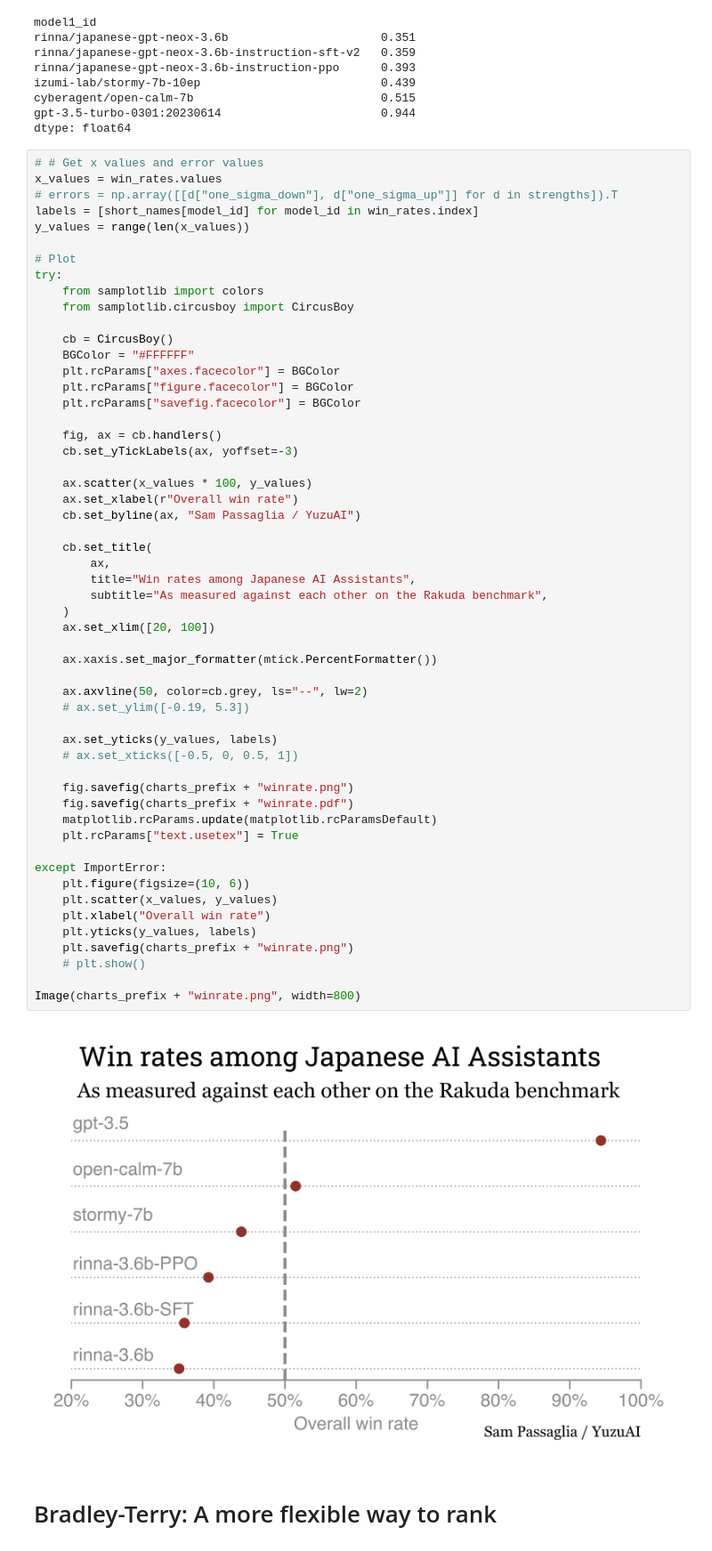
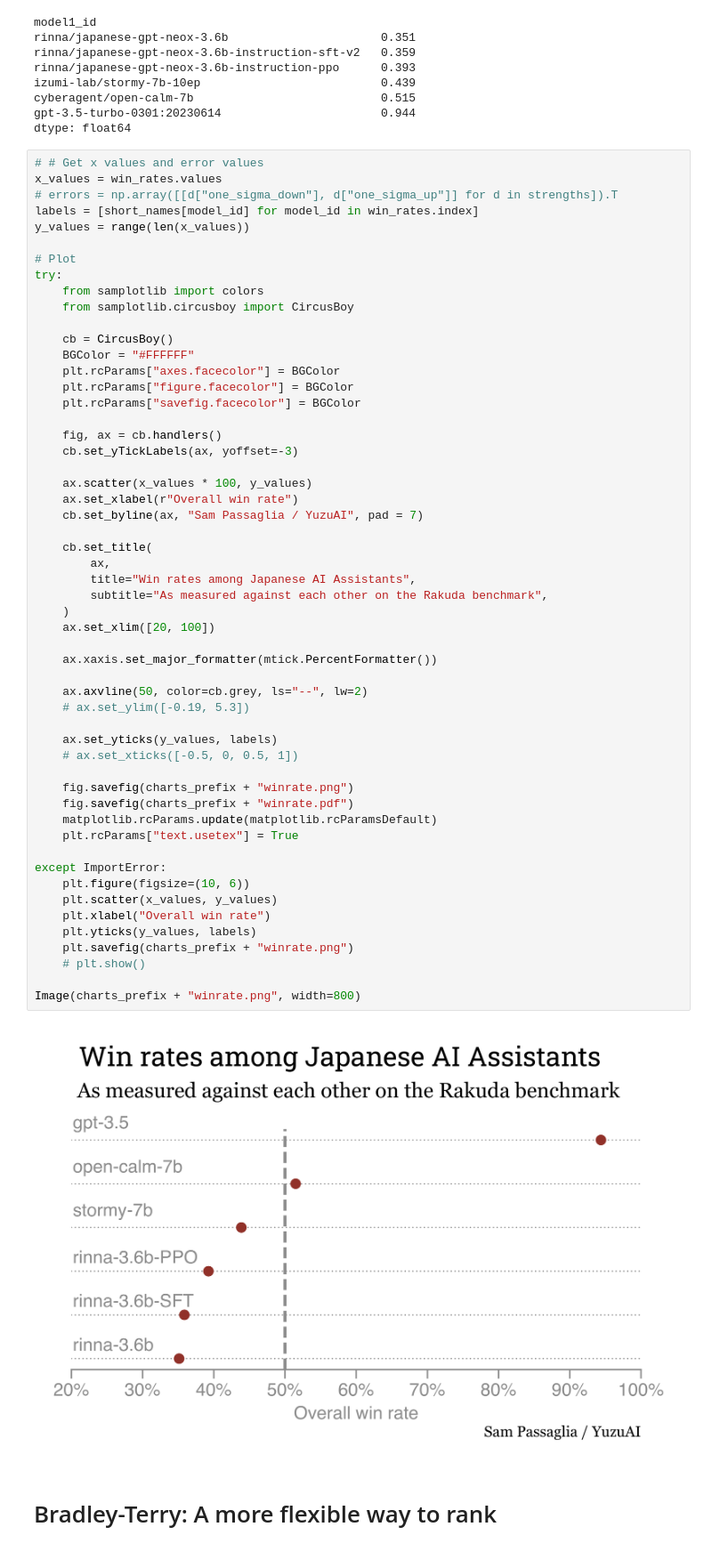
Before and after one commit to yuzu-ai/japanese-llm-ranking, a Jupyter notebook: jrank/bradley-terry.ipynb, the cells around one changed output. Shown: that part at 89% size. Saved outputs shown, nothing was run; the diff lists cells and outputs as text.

Commit message:
figure polish

```diff
--- a/jrank/bradley-terry.ipynb
+++ b/jrank/bradley-terry.ipynb
@@ -178,39 +178,39 @@ try:
 
     ax.scatter(x_values * 100, y_values)
     ax.set_xlabel(r"Overall win rate")
-    cb.set_byline(ax, "Sam Passaglia / YuzuAI")
+    cb.set_byline(ax, "Sam Passaglia / YuzuAI", pad = 7)
 
     cb.set_title(
         ax,
         title="Win rates among Japanese AI Assistants",
         subtitle="As measured against each other on the Rakuda benchmark",
     )
     ax.set_xlim([20, 100])
 
     ax.xaxis.set_major_formatter(mtick.PercentFormatter())
 
     ax.axvline(50, color=cb.grey, ls="--", lw=2)
     # ax.set_ylim([-0.19, 5.3])
 
     ax.set_yticks(y_values, labels)
     # ax.set_xticks([-0.5, 0, 0.5, 1])
 
     fig.savefig(charts_prefix + "winrate.png")
     fig.savefig(charts_prefix + "winrate.pdf")
     matplotlib.rcParams.update(matplotlib.rcParamsDefault)
     plt.rcParams["text.usetex"] = True
 
 except ImportError:
     plt.figure(figsize=(10, 6))
     plt.scatter(x_values, y_values)
     plt.xlabel("Overall win rate")
     plt.yticks(y_values, labels)
     plt.savefig(charts_prefix + "winrate.png")
     # plt.show()
 
 Image(charts_prefix + "winrate.png", width=800)
 # %% [output]
-[figure, old version]
+[figure, new version]
 # %% [markdown]
 # Bradley-Terry: A more flexible way to rank
 # %% [markdown]
```
Also changed, not shown: parts of 4 cells of this notebook, 5 other files.
